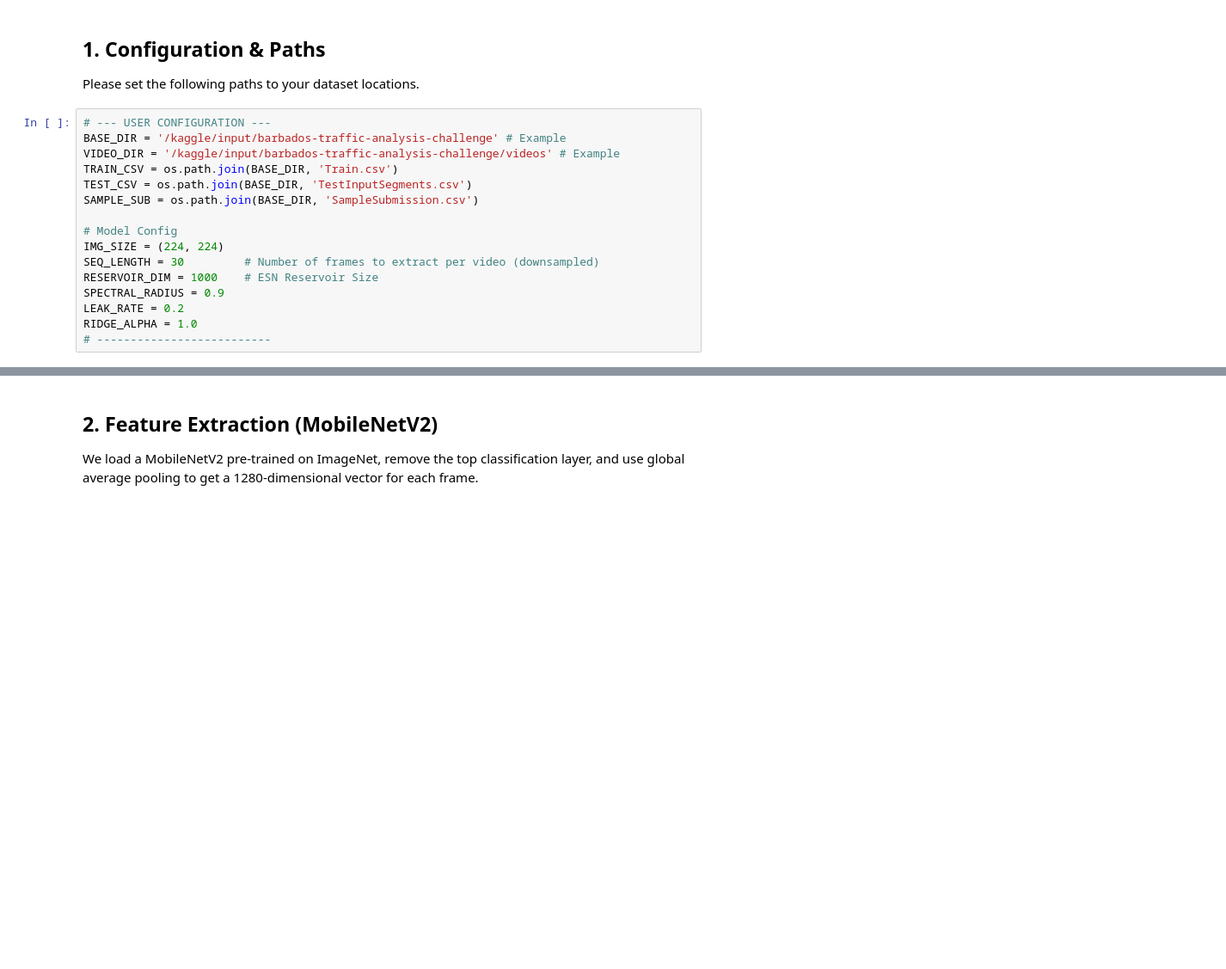
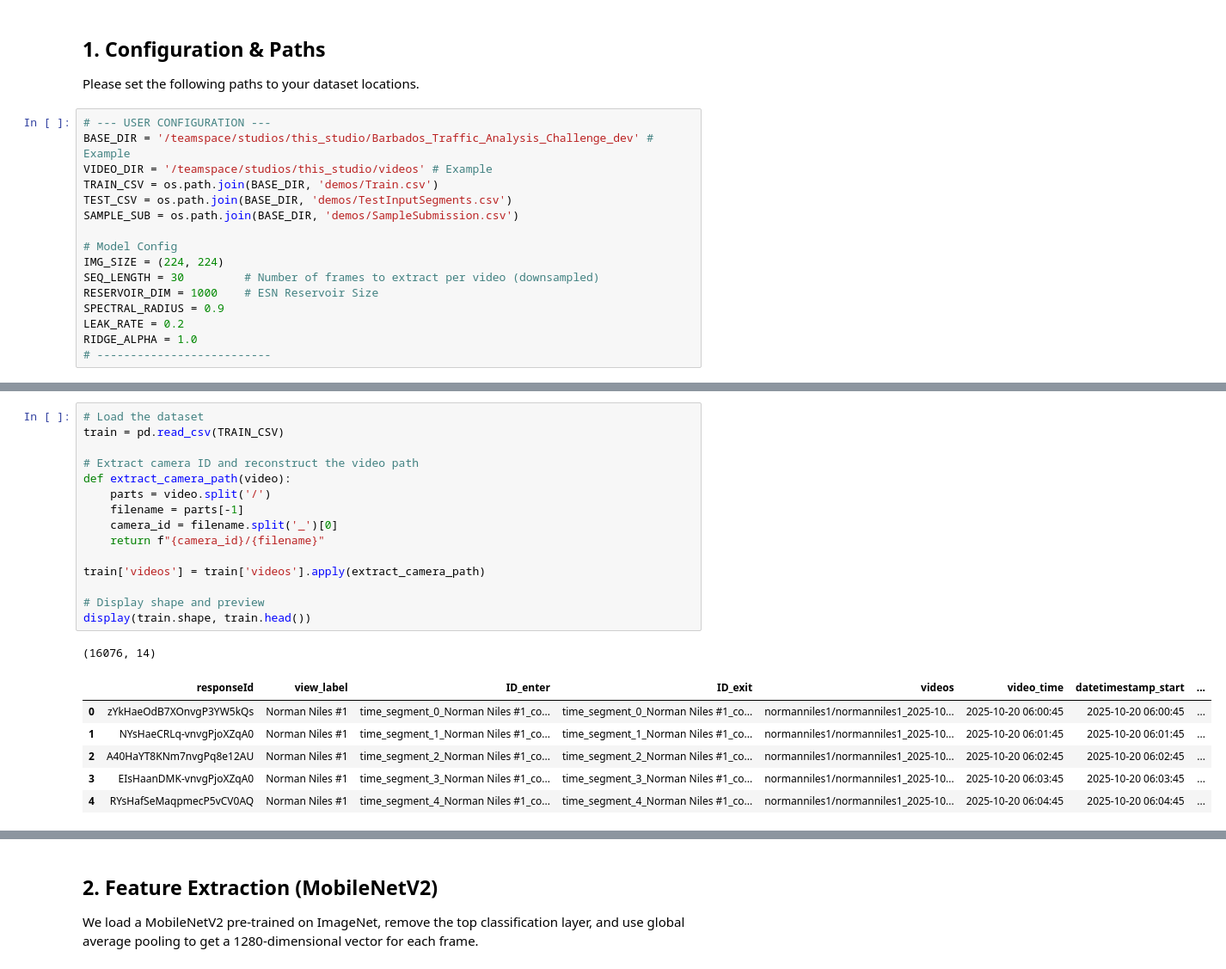
Before and after one commit to Samir-atra/Barbados_Traffic_Analysis_Challenge_dev, a Jupyter notebook: notebooks/mobilenet_esn_traffic.ipynb, the cells around one changed output, grey strips where cells are left out. Shown at 86% size. Drawn from its saved outputs; the diff is of its cells as text; blank space fills up the shorter version.

```diff
--- a/notebooks/mobilenet_esn_traffic.ipynb
+++ b/notebooks/mobilenet_esn_traffic.ipynb
@@ -39,11 +51,11 @@ USE_GPU_DECORD = len(gpus) > 0
 Please set the following paths to your dataset locations.
 # %%
 # --- USER CONFIGURATION ---
-BASE_DIR = '/kaggle/input/barbados-traffic-analysis-challenge' # Example
-VIDEO_DIR = '/kaggle/input/barbados-traffic-analysis-challenge/videos' # Example
-TRAIN_CSV = os.path.join(BASE_DIR, 'Train.csv')
-TEST_CSV = os.path.join(BASE_DIR, 'TestInputSegments.csv')
-SAMPLE_SUB = os.path.join(BASE_DIR, 'SampleSubmission.csv')
+BASE_DIR = '/teamspace/studios/this_studio/Barbados_Traffic_Analysis_Challenge_dev' # Example
+VIDEO_DIR = '/teamspace/studios/this_studio/videos' # Example
+TRAIN_CSV = os.path.join(BASE_DIR, 'demos/Train.csv')
+TEST_CSV = os.path.join(BASE_DIR, 'demos/TestInputSegments.csv')
+SAMPLE_SUB = os.path.join(BASE_DIR, 'demos/SampleSubmission.csv')
 
 # Model Config
 IMG_SIZE = (224, 224)
@@ -55,0 +88,23 @@ RIDGE_ALPHA = 1.0
+# %%
+# Load the dataset
+train = pd.read_csv(TRAIN_CSV)
+
+# Extract camera ID and reconstruct the video path
+def extract_camera_path(video):
+    parts = video.split('/')
+    filename = parts[-1]
+    camera_id = filename.split('_')[0]
+    return f"{camera_id}/{filename}"
+
+train['videos'] = train['videos'].apply(extract_camera_path)
+
+# Display shape and preview
+display(train.shape, train.head())
+# %% [output]
+(16076, 14)
+|  | responseId | view_label | ID_enter | ID_exit | videos | video_time | datetimestamp_start | ... |
+| 0 | zYkHaeOdB7XOnvgP3YW5kQs | Norman Niles #1 | time_segment_0_Norman Niles #1_co... | time_segment_0_Norman Niles #1_co... | normanniles1/normanniles1_2025-10... | 2025-10-20 06:00:45 | 2025-10-20 06:00:45 | ... |
+| 1 | NYsHaeCRLq-vnvgPjoXZqA0 | Norman Niles #1 | time_segment_1_Norman Niles #1_co... | time_segment_1_Norman Niles #1_co... | normanniles1/normanniles1_2025-10... | 2025-10-20 06:01:45 | 2025-10-20 06:01:45 | ... |
+| 2 | A40HaYT8KNm7nvgPq8e12AU | Norman Niles #1 | time_segment_2_Norman Niles #1_co... | time_segment_2_Norman Niles #1_co... | normanniles1/normanniles1_2025-10... | 2025-10-20 06:02:45 | 2025-10-20 06:02:45 | ... |
+| 3 | EIsHaanDMK-vnvgPjoXZqA0 | Norman Niles #1 | time_segment_3_Norman Niles #1_co... | time_segment_3_Norman Niles #1_co... | normanniles1/normanniles1_2025-10... | 2025-10-20 06:03:45 | 2025-10-20 06:03:45 | ... |
+| 4 | RYsHafSeMaqpmecP5vCV0AQ | Norman Niles #1 | time_segment_4_Norman Niles #1_co... | time_segment_4_Norman Niles #1_co... | normanniles1/normanniles1_2025-10... | 2025-10-20 06:04:45 | 2025-10-20 06:04:45 | ... |
```
Also changed, not shown: parts of 10 cells of this notebook.
